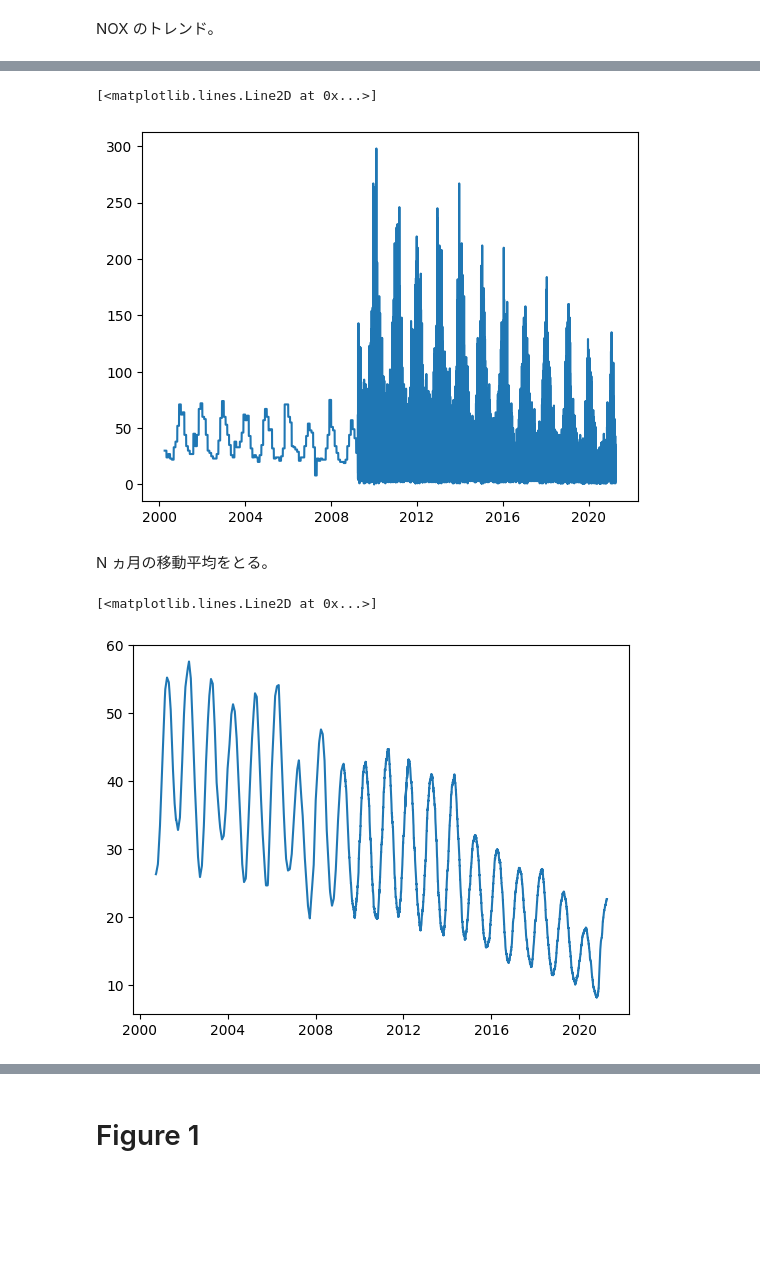
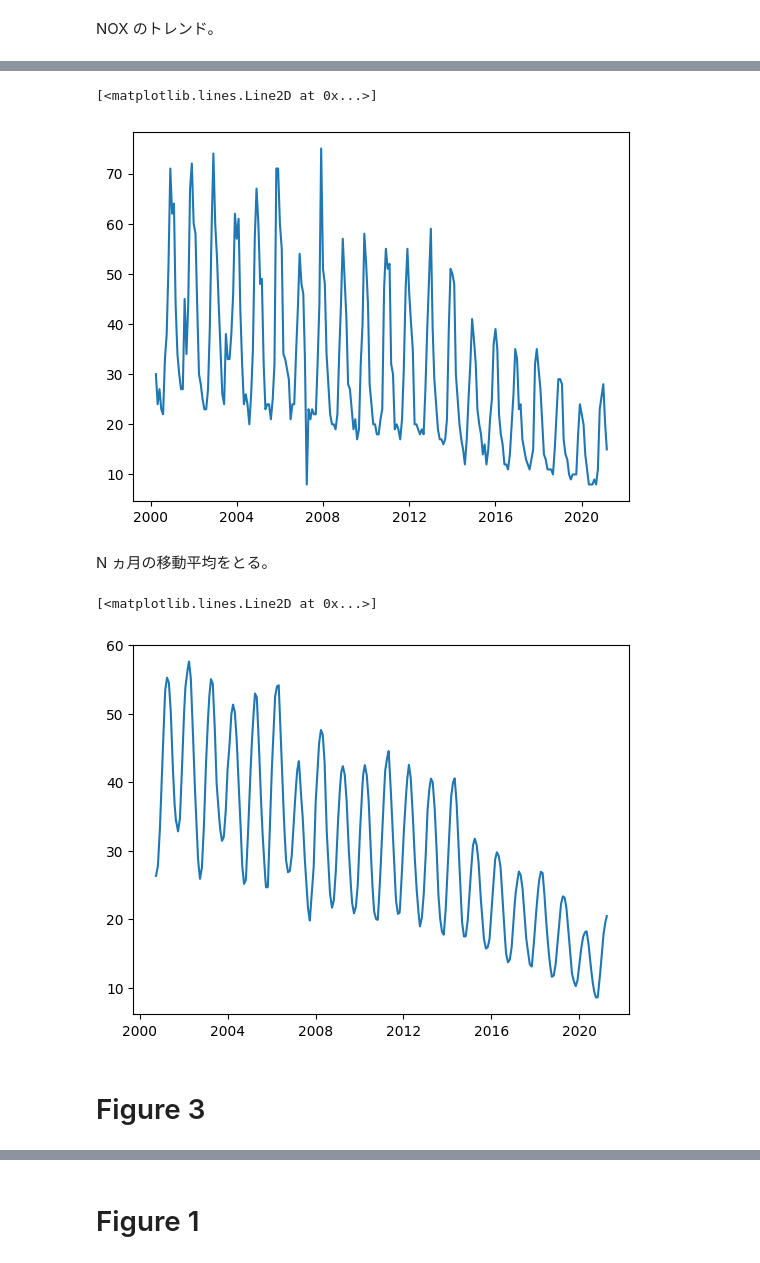
Before and after one commit to vitroid/KM2025, a Jupyter notebook: v4.ipynb, the cells around one changed output, grey strips where cells are left out. Drawn from its saved outputs; the diff is of its cells as text; code cells hidden in the pictures; blank space fills up the shorter version.

```diff
--- a/v4.ipynb
+++ b/v4.ipynb
@@ -59,8 +27,10 @@ NOX のトレンド。
 # %%
-nox2 = airreader.read_NOX_TD20231218_155555_51(
+NOx = airreader.read_NOX_TD20231218_155555_51(
     "air/data/TD20231218_155555_51", stations
-)
-nox2
+).interpolate()
+# 欠測を補う
+
+NOx
 # %% [output]
 |  | 19202030 | 19206010 | 19441030 |
 | datetime |  |  |  |
@@ -82,10 +67,10 @@ nox2.loc[rows, nox2.columns] = nox.loc[rows, nox2.columns]
 # %%
 import matplotlib.pyplot as plt
 
-plt.plot(nox2.index, nox2["19206010"], label="NOX")
+plt.plot(NOx.index, NOx["19206010"], label="NOX")
 # %% [output]
 [<matplotlib.lines.Line2D at 0x...>]
-[figure, old version]
+[figure, new version]
 # %% [markdown]
 N ヵ月の移動平均をとる。
 # %%
@@ -96,14 +81,16 @@ days_in_month_avg = 30
 window_size = N * days_in_month_avg * 24
 
 
-nox3 = pd.DataFrame(index=nox2.index)
+nox_rolling = pd.DataFrame(index=NOx_hourly.index)
 for obs_air in stations:
     # center=Trueを指定すると、移動平均の中心が現在の時刻になります。
     # center=False (デフォルト) の場合は、過去のデータのみを使って平均を計算します。
-    nox3[obs_air] = nox2[obs_air].rolling(window=window_size, center=False).mean()
+    nox_rolling[obs_air] = (
+        NOx_hourly[obs_air].rolling(window=window_size, center=False).mean()
+    )
 
 
-plt.plot(nox3.index, nox3["19206010"], label="NOX")
+plt.plot(nox_rolling.index, nox_rolling["19206010"], label="NOX")
 # %% [output]
 [<matplotlib.lines.Line2D at 0x...>]
-[figure, old version]
+[figure, new version]
@@ -240,3 +144,5 @@ def plot_river_composition(
+# %% [markdown]
+# Figure 3
 # %%
 import matplotlib.pyplot as plt
 import flow.reader as flow_reader
```
Also changed, not shown: parts of 23 cells of this notebook, 2 other files.
